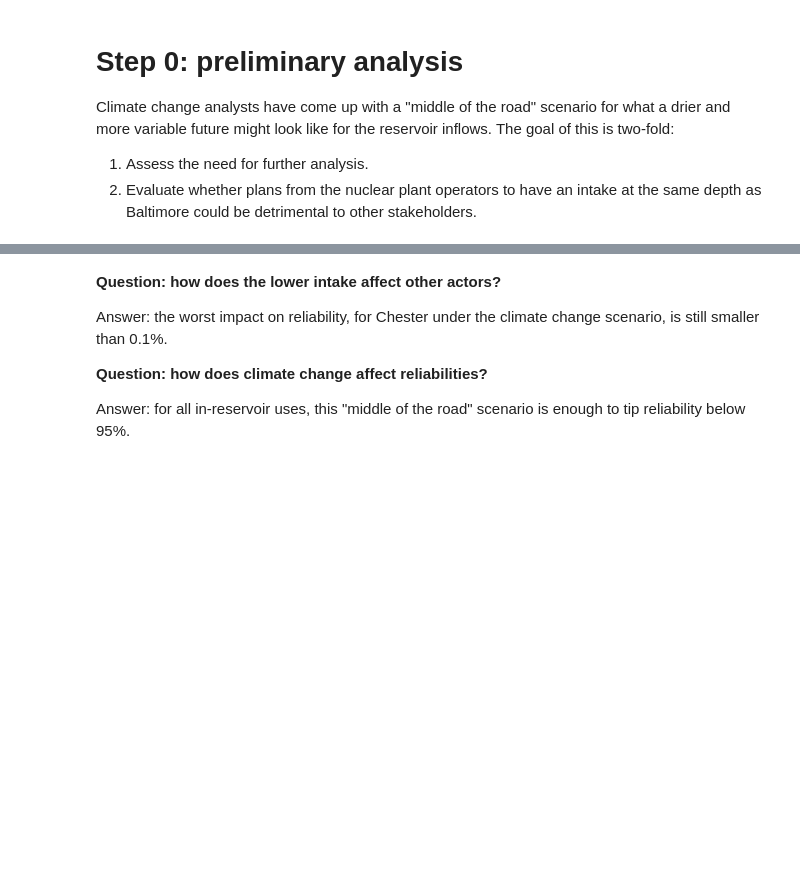
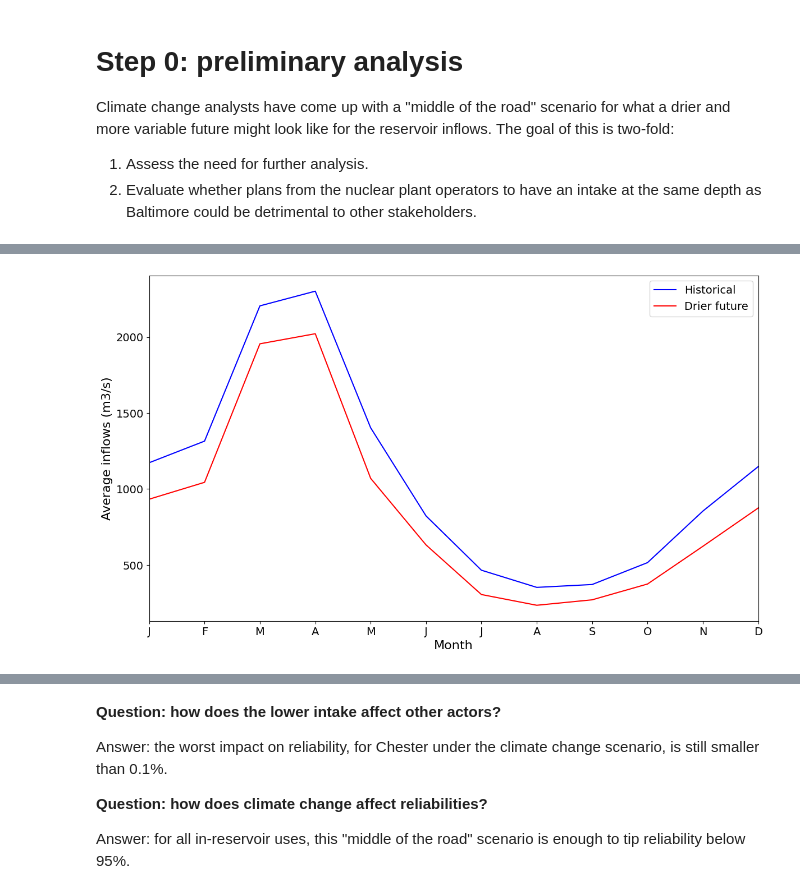
Before and after one commit to charlesrouge/civx782, a Jupyter notebook: tutorials/7-Multi-objective-design.ipynb, the cells around one changed output, grey strips where cells are left out. Drawn from its saved outputs; the diff is of its cells as text; code cells hidden in the pictures; blank space fills up the shorter version.

```diff
--- a/tutorials/7-Multi-objective-design.ipynb
+++ b/tutorials/7-Multi-objective-design.ipynb
@@ -60,5 +93,9 @@ fig = visuals.compare_flows(pd.Series(flows_default['Total inflows (m3/s)']),
 # %%
-fig = visuals.compare_monthly_averages(flows_default, new_flows, ['Historical', 'Drier future'])
+fig = visuals.compare_monthly_averages(reference=pd.Series(flows_default['Total inflows (m3/s)']),
+                                       alternative=pd.Series(new_flows['Total inflows (m3/s)']),
+                                       labels=['Historical', 'Drier future'])
+# %% [output]
+[figure, added]
 # %%
 # A first proposal involves lowering the intake at the nuclear plant. Let's examine its impact on performance.
 
```
Also changed, not shown: parts of 13 cells of this notebook, 1 other file.
